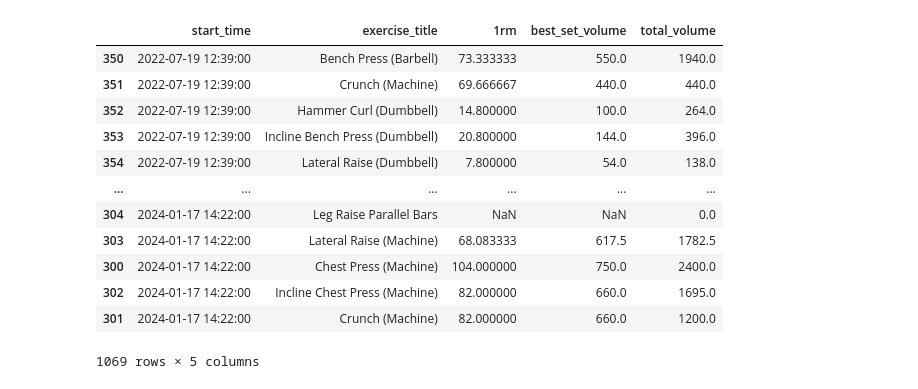
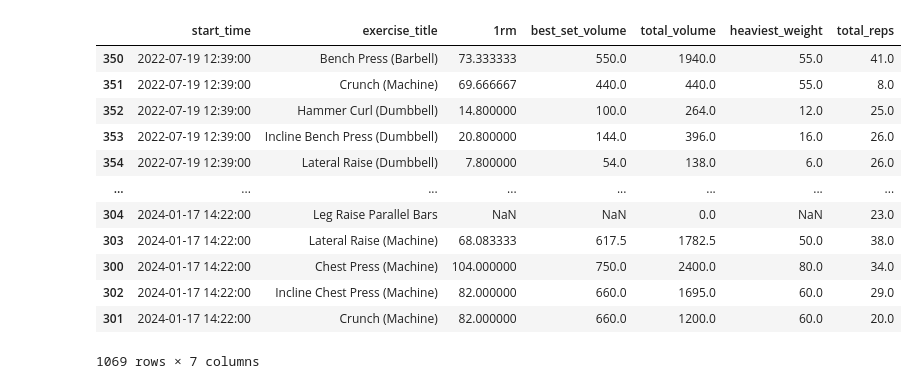
Before and after one commit to Eliaz-LR/Hevy-graph-maker, a Jupyter notebook: graph-maker.ipynb, the cells around one changed output. Cells and saved outputs as stored; diff of their text form; code cells hidden in the pictures.

```diff
--- a/graph-maker.ipynb
+++ b/graph-maker.ipynb
@@ -1,41 +1,42 @@
 # %%
 import pandas as pd
 import matplotlib.pyplot as plt
 
 # Read CSV into DataFrame
 df = pd.read_csv('workouts.csv')
 
 
 # Calculate volume (weight_kg x reps)
 df['best_set_volume'] = df['weight_kg'] * df['reps']
 df['total_volume'] = df['weight_kg'] * df['reps']
 
-# Calculate 1RM (1 Repetition Maximum)
-df['1rm'] = df['weight_kg'] * (1 + df['reps'] / 30)
+# Calculate 1RM (Not the exact formula, as Hevy as they used a modified Epley formula)
+df['1rm'] = df['weight_kg'] * (1 + (df['reps'] / 30))
 
 # Make new DF where the exercises are grouped by date, we keep the best 1RM and best volume and we sum the total volume for each exercise
-grouped_data = df.groupby(['start_time','exercise_title']).agg({'1rm': 'max', 'best_set_volume': 'max', 'total_volume': 'sum'}).reset_index()
+grouped_data = df.groupby(['start_time','exercise_title']).agg({'1rm': 'max', 'best_set_volume': 'max', 'total_volume': 'sum', 'weight_kg': 'max', 'reps': 'sum'}).reset_index()
+grouped_data = grouped_data.rename(columns={'weight_kg' : 'heaviest_weight', 'reps' : 'total_reps'})
 
 # Convert start_time to datetime
 grouped_data['start_time'] = pd.to_datetime(grouped_data['start_time'], format='%d %b %Y, %H:%M')
 
 grouped_data = grouped_data.sort_values(by='start_time')
 
 display(grouped_data)
 # %% [output]
-|  | start_time | exercise_title | 1rm | best_set_volume | total_volume |
-| 350 | 2022-07-19 12:39:00 | Bench Press (Barbell) | 73.333333 | 550.0 | 1940.0 |
-| 351 | 2022-07-19 12:39:00 | Crunch (Machine) | 69.666667 | 440.0 | 440.0 |
-| 352 | 2022-07-19 12:39:00 | Hammer Curl (Dumbbell) | 14.800000 | 100.0 | 264.0 |
-| 353 | 2022-07-19 12:39:00 | Incline Bench Press (Dumbbell) | 20.800000 | 144.0 | 396.0 |
-| 354 | 2022-07-19 12:39:00 | Lateral Raise (Dumbbell) | 7.800000 | 54.0 | 138.0 |
-| ... | ... | ... | ... | ... | ... |
-| 304 | 2024-01-17 14:22:00 | Leg Raise Parallel Bars | NaN | NaN | 0.0 |
-| 303 | 2024-01-17 14:22:00 | Lateral Raise (Machine) | 68.083333 | 617.5 | 1782.5 |
-| 300 | 2024-01-17 14:22:00 | Chest Press (Machine) | 104.000000 | 750.0 | 2400.0 |
-| 302 | 2024-01-17 14:22:00 | Incline Chest Press (Machine) | 82.000000 | 660.0 | 1695.0 |
-| 301 | 2024-01-17 14:22:00 | Crunch (Machine) | 82.000000 | 660.0 | 1200.0 |
+|  | start_time | exercise_title | 1rm | best_set_volume | total_volume | heaviest_weight | total_reps |
+| 350 | 2022-07-19 12:39:00 | Bench Press (Barbell) | 73.333333 | 550.0 | 1940.0 | 55.0 | 41.0 |
+| 351 | 2022-07-19 12:39:00 | Crunch (Machine) | 69.666667 | 440.0 | 440.0 | 55.0 | 8.0 |
+| 352 | 2022-07-19 12:39:00 | Hammer Curl (Dumbbell) | 14.800000 | 100.0 | 264.0 | 12.0 | 25.0 |
+| 353 | 2022-07-19 12:39:00 | Incline Bench Press (Dumbbell) | 20.800000 | 144.0 | 396.0 | 16.0 | 26.0 |
+| 354 | 2022-07-19 12:39:00 | Lateral Raise (Dumbbell) | 7.800000 | 54.0 | 138.0 | 6.0 | 26.0 |
+| ... | ... | ... | ... | ... | ... | ... | ... |
+| 304 | 2024-01-17 14:22:00 | Leg Raise Parallel Bars | NaN | NaN | 0.0 | NaN | 23.0 |
+| 303 | 2024-01-17 14:22:00 | Lateral Raise (Machine) | 68.083333 | 617.5 | 1782.5 | 50.0 | 38.0 |
+| 300 | 2024-01-17 14:22:00 | Chest Press (Machine) | 104.000000 | 750.0 | 2400.0 | 80.0 | 34.0 |
+| 302 | 2024-01-17 14:22:00 | Incline Chest Press (Machine) | 82.000000 | 660.0 | 1695.0 | 60.0 | 29.0 |
+| 301 | 2024-01-17 14:22:00 | Crunch (Machine) | 82.000000 | 660.0 | 1200.0 | 60.0 | 20.0 |
-1069 rows × 5 columns
+1069 rows × 7 columns
 # %%
 # Create a separate graph for each exercise
 for exercise in grouped_data['exercise_title'].unique():
```
Also changed, not shown: parts of 1 cell of this notebook.
